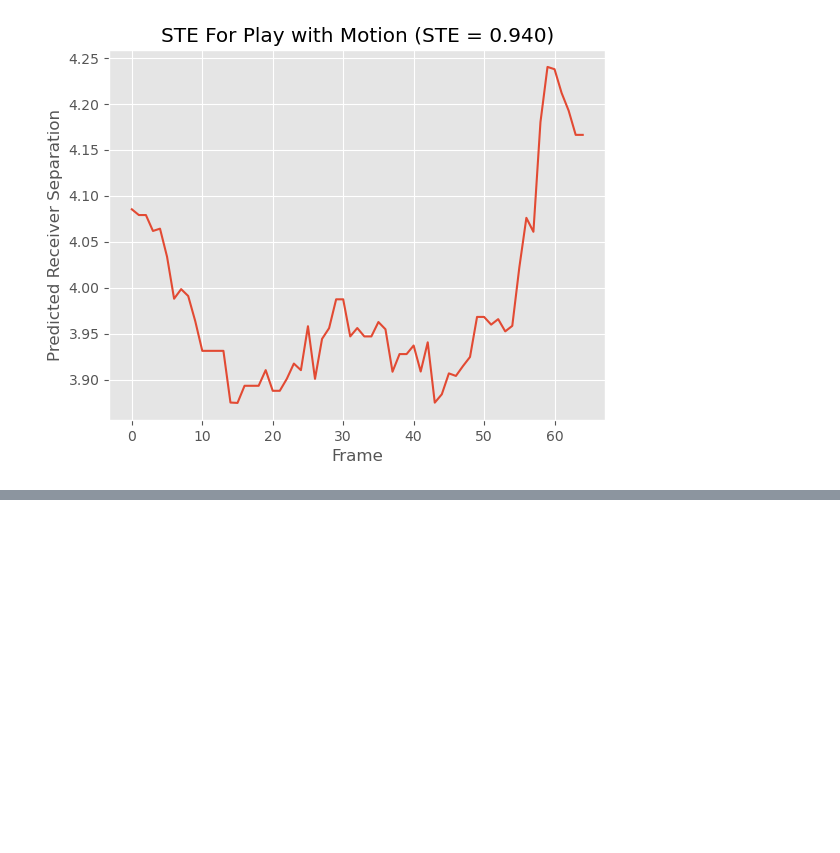
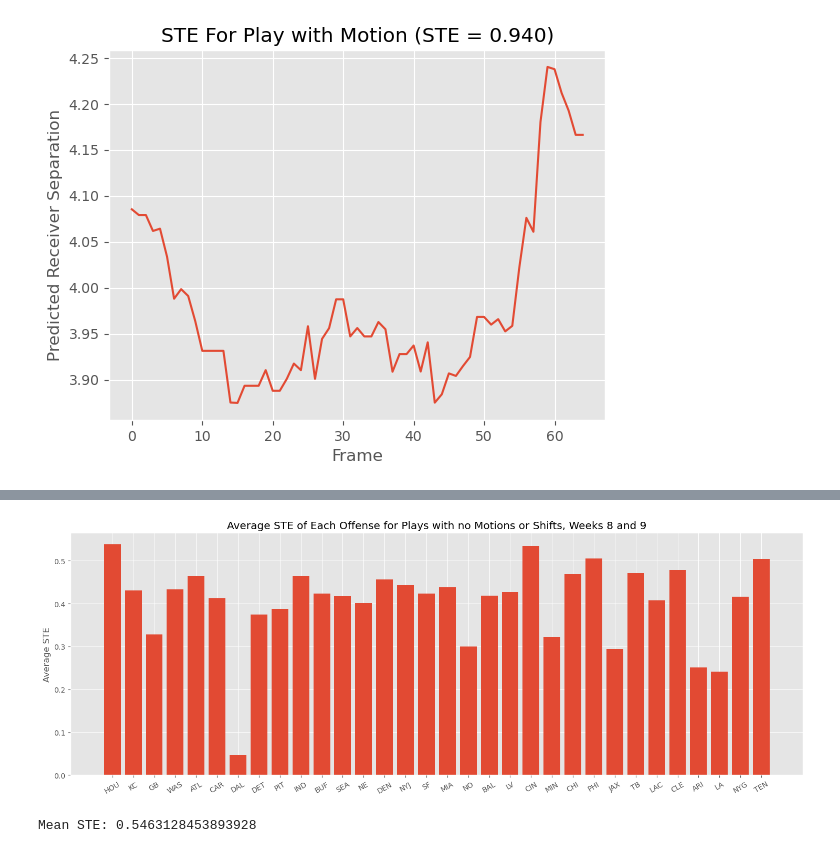
Before and after one commit to shashankmanjunath/snap_timing_efficiency, a Jupyter notebook: ste_analysis.ipynb, the cells around one changed output, grey strips where cells are left out. Drawn from its saved outputs; the diff is of its cells as text; code cells hidden in the pictures; blank space fills up the shorter version.

```diff
--- a/ste_analysis.ipynb
+++ b/ste_analysis.ipynb
@@ -190,0 +203,35 @@ ste_data
+# %%
+valid_ste_data = ste_data[(ste_data["inMotionAtBallSnap"] == False) | (ste_data["shiftSinceLineset"] == False) | (ste_data["motionSinceLineset"] == False)]
+teams = valid_ste_data["possessionTeam"].unique()
+mean_ste_teams = []
+mean_ste = []
+for team in teams:
+    team_ste = valid_ste_data[valid_ste_data["possessionTeam"] == team]
+    team_ste = team_ste[team_ste["ste"].notna()]
+
+    team_mean_ste = team_ste["ste"].mean().item()
+    mean_ste.append(team_mean_ste)
+    mean_ste_teams.append(team)
+
+plt.figure(figsize=(18, 6))
+plt.bar(mean_ste_teams, mean_ste)
+plt.xticks(rotation=30)
+plt.title("Average STE of Each Offense for Plays with no Motions or Shifts, Weeks 8 and 9")
+plt.ylabel("Average STE")
+plt.savefig("imgs/team_ste_nomotion.png", dpi=400)
+plt.show()
+# %% [output]
+[figure, added]
+# %%
+all_mean_ste = np.mean(mean_ste)
+print(f"Mean STE: {all_mean_ste}")
+ttest_res = []
+for team in mean_ste_teams:
+    team_ste = valid_ste_data[valid_ste_data["possessionTeam"] == team]
+    team_ste = team_ste[team_ste["ste"].notna()]
+    team_res = scipy.stats.ttest_1samp(team_ste["ste"].tolist(), all_mean_ste, alternative="less")
+    if team_res.pvalue < 0.05:
+        print(f"{team}: p-value {team_res.pvalue}, Average STE {np.mean(team_ste['ste']):.3f}")
+    ttest_res.append(team_res)
+# %% [output]
+Mean STE: 0.5463128453893928
```
Also changed, not shown: parts of 9 cells of this notebook, 2 other files.
